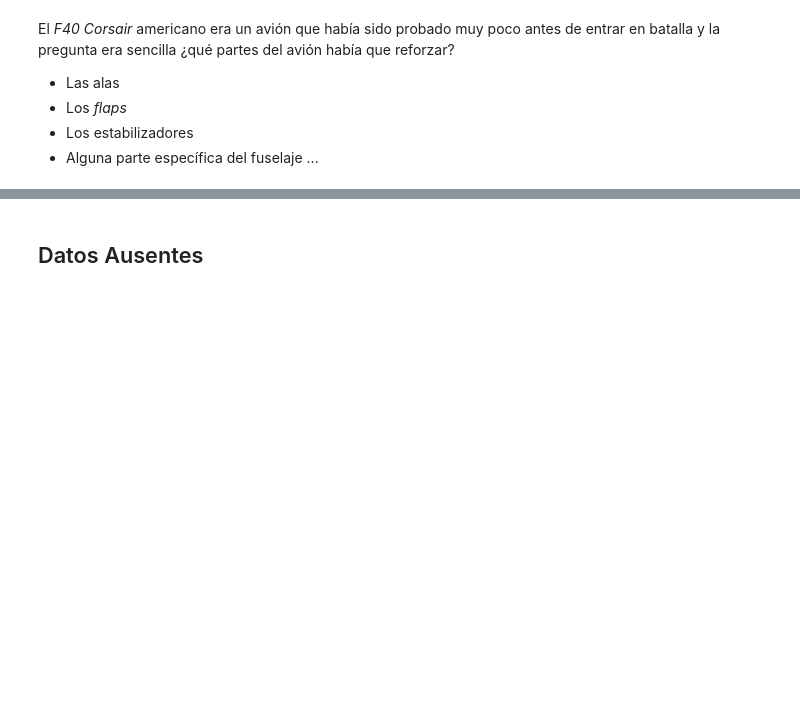
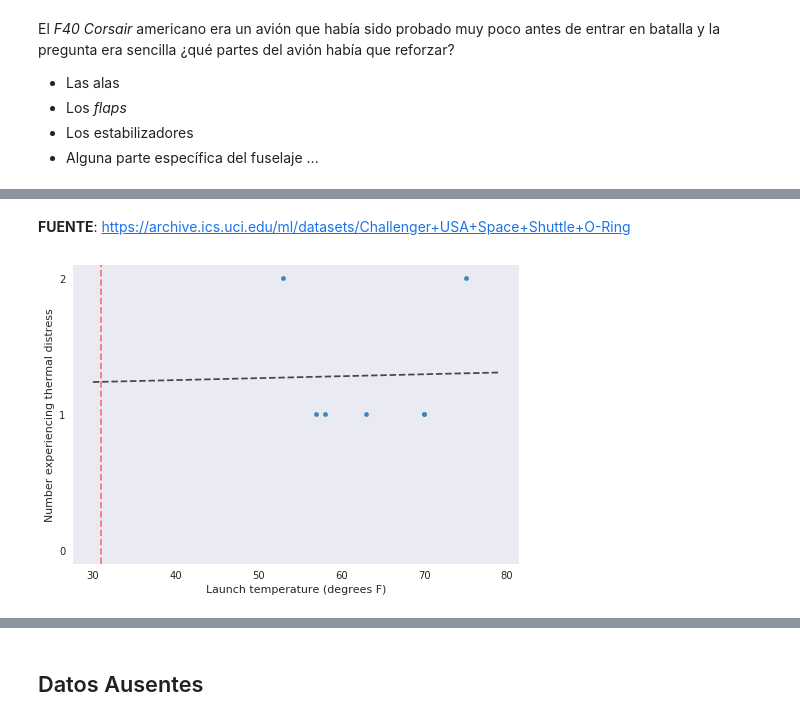
Before and after one commit to imarranz/eda-course, a Jupyter notebook: ipynb/presentation.ipynb, the cells around one changed output, grey strips where cells are left out. Cells and saved outputs as stored; diff of their text form; code cells hidden in the pictures; blank space fills up the shorter version.

Commit message:
Actualización. Se ha añadido el estudio del Challenger

```diff
--- a/ipynb/presentation.ipynb
+++ b/ipynb/presentation.ipynb
@@ -386,0 +407,14 @@ Este es un claro ejemplo donde los datos ausentes son los importantes. Entenderl
+# %%
+import pandas as pd
+import matplotlib.pyplot as plt
+from scipy.stats import linregress
+
+data = pd.read_csv('../data/o-ring-erosion-only.data',
+                   sep = ';',
+                   header = None,
+                   names = ['Number of O-rings at risk on a given flight',
+                            'Number experiencing thermal distress',
+                            'Launch temperature (degrees F)',
+                            'Leak-check pressure (psi)',
+                            'Temporal order of flight'])
+data.style.set_caption('<b>TABLA</b>: Challenger USA Space Shuttle O-Ring Data Set')
@@ -386,0 +440,22 @@ Este es un claro ejemplo donde los datos ausentes son los importantes. Entenderl
+# %% [markdown]
+**FUENTE**: https://archive.ics.uci.edu/ml/datasets/Challenger+USA+Space+Shuttle+O-Ring
+# %%
+slope, intercept, r_value, p_value, std_err  = linregress(x = data.loc[data['Number experiencing thermal distress']>=1,'Launch temperature (degrees F)'],
+                                                          y = data.loc[data['Number experiencing thermal distress']>=1,'Number experiencing thermal distress'])
+
+
+data.loc[data['Number experiencing thermal distress']>=1,:]\
+    .plot(kind = 'scatter',
+          x = 'Launch temperature (degrees F)',
+          y = 'Number experiencing thermal distress')
+plt.yticks([0,1,2])
+plt.ylim(-0.1,2.1)
+plt.axvline(x = 31, linestyle = '--', color = 'red', alpha = 0.5)
+
+t_values = range(30, 80)
+n_values = slope * t_values + intercept
+plt.plot(t_values, n_values, linestyle = '--', color = 'black', alpha = 0.7)
+
+plt.show()
+# %% [output]
+[figure, added]
```
Also changed, not shown: parts of 44 cells of this notebook, 2 other files.
